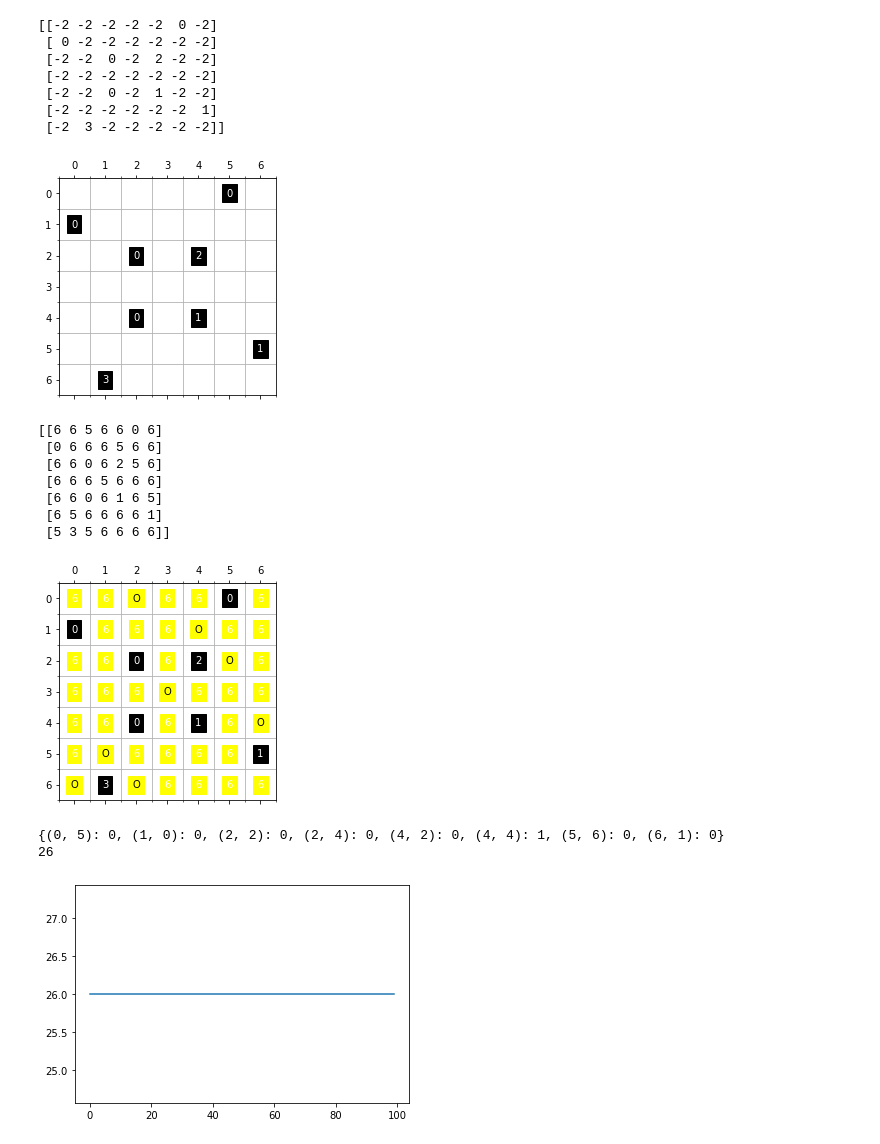
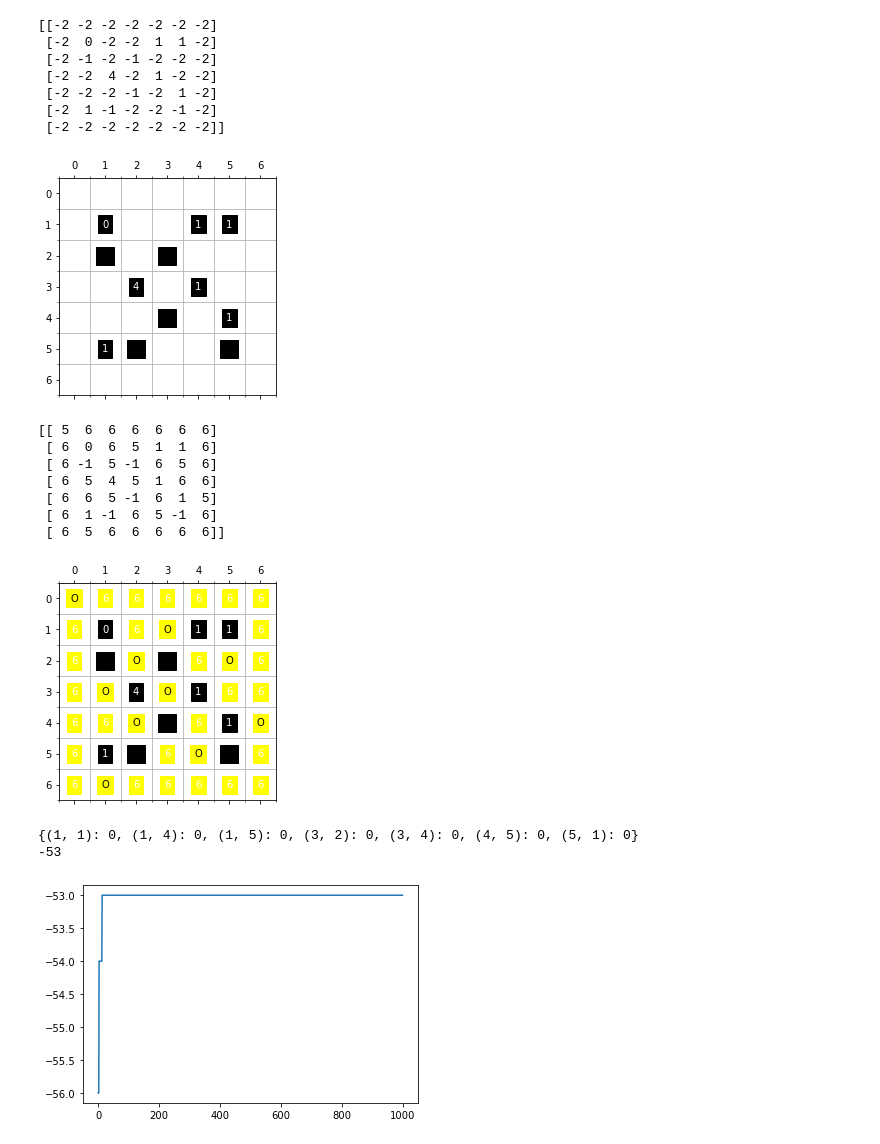
Before and after one commit to ArthurMor4is/CTC-17-lab-1, a Jupyter notebook: q2.ipynb, the cells around one changed output. Saved outputs shown, nothing was run; the diff lists cells and outputs as text; code cells hidden in the pictures.

Commit message:
Solving all puzzles, hard and tricky levels included

```diff
--- a/q2.ipynb
+++ b/q2.ipynb
@@ -177,14 +178,14 @@ def generate_random_state(grid_map, num_block, num_lights):
             xs = xs + random.sample(range(7), lights)
             ys = ys + random.sample(range(7), lights)
 
-    xs = list(range(7)) * (num_lights // 7)
-    ys = list(range(7)) * (num_lights // 7)
-    random.shuffle(xs)
-    random.shuffle(ys)
+    #xs = list(range(7)) * (num_lights // 7)
+    #ys = list(range(7)) * (num_lights // 7)
+    #random.shuffle(xs)
+    #random.shuffle(ys)
 
 
-    for i in xs:
-        for j in ys:
+    for i in range(7):
+        for j in range(7):
             put_position(gr, nb, i, j)
     return gr, nb
 
@@ -194,6 +195,7 @@ def calc_num_spaces(grid_map):
 
 def calc_num_yellow(grid_map):
     lighted = (grid_map == 6).sum()
+    lighted = lighted + (grid_map == 5).sum()
     return lighted
 
 def calc_value(grid_map, num_blocks):
@@ -204,7 +206,7 @@ def calc_value(grid_map, num_blocks):
 def calc_value2(grid_map, num_blocs):
     num_yellows = calc_num_yellow(grid_map)
     num_blocks_no_light = sum(list(num_blocks.values()))
-    return num_yellows - num_blocks_no_light
+    return num_yellows - 10 * num_blocks_no_light
 
 def calc_next_state(grid_map, num_block, num_lights):
     nb = num_block.copy()
@@ -230,6 +232,11 @@ def calc_next_state(grid_map, num_block, num_lights):
             put_position(gr, nb, i, j)
 
 
+    for i in range(7):
+        for j in range(7):
+            put_position(gr, nb, i, j)
+
+
     return gr, nb
 
 
@@ -324,32 +333,32 @@ plt.show()
 # %%
-path = 'puzzle3.sav'
+# Puzzle nivel tricky
 grid, num_blocks = load_puzzle(path)
 print(grid)
 print_map(grid, False)
-gr_sol, nb_sol, values = hill_climbing(grid, num_blocks, 100, 50)
+gr_sol, nb_sol, values = hill_climbing(grid, num_blocks, 1000, 20)
 print(gr_sol)
 print_map(gr_sol, True)
 print(nb_sol)
 print(calc_value2(gr_sol, nb_sol))
 plt.plot(values)
 plt.show()
 # %% [output]
-[[-2 -2 -2 -2 -2  0 -2]
- [ 0 -2 -2 -2 -2 -2 -2]
- [-2 -2  0 -2  2 -2 -2]
- [-2 -2 -2 -2 -2 -2 -2]
- [-2 -2  0 -2  1 -2 -2]
- [-2 -2 -2 -2 -2 -2  1]
- [-2  3 -2 -2 -2 -2 -2]]
+[[-2 -2 -2 -2 -2 -2 -2]
+ [-2  0 -2 -2  1  1 -2]
+ [-2 -1 -2 -1 -2 -2 -2]
+ [-2 -2  4 -2  1 -2 -2]
+ [-2 -2 -2 -1 -2  1 -2]
+ [-2  1 -1 -2 -2 -1 -2]
+ [-2 -2 -2 -2 -2 -2 -2]]
-[figure, old version]
+[figure, new version]
-[[6 6 5 6 6 0 6]
- [0 6 6 6 5 6 6]
- [6 6 0 6 2 5 6]
- [6 6 6 5 6 6 6]
- [6 6 0 6 1 6 5]
- [6 5 6 6 6 6 1]
- [5 3 5 6 6 6 6]]
+[[ 5  6  6  6  6  6  6]
+ [ 6  0  6  5  1  1  6]
+ [ 6 -1  5 -1  6  5  6]
+ [ 6  5  4  5  1  6  6]
+ [ 6  6  5 -1  6  1  5]
+ [ 6  1 -1  6  5 -1  6]
+ [ 6  5  6  6  6  6  6]]
-[figure, old version]
+[figure, new version]
-{(0, 5): 0, (1, 0): 0, (2, 2): 0, (2, 4): 0, (4, 2): 0, (4, 4): 1, (5, 6): 0, (6, 1): 0}
-26
+{(1, 1): 0, (1, 4): 0, (1, 5): 0, (3, 2): 0, (3, 4): 0, (4, 5): 0, (5, 1): 0}
+-53
-[figure, old version]
+[figure, new version]
```
Also changed, not shown: parts of 4 cells of this notebook, 1 other file.
